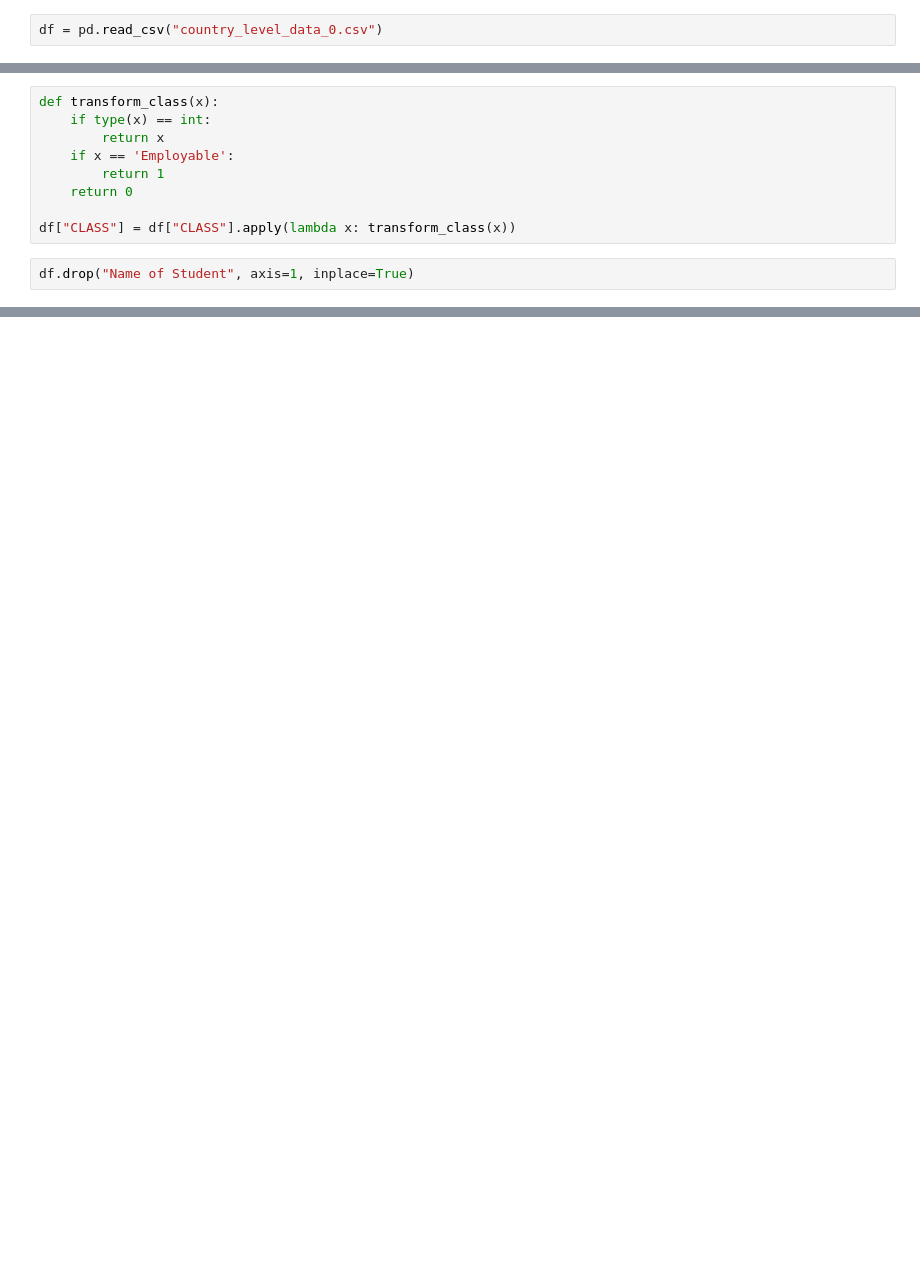
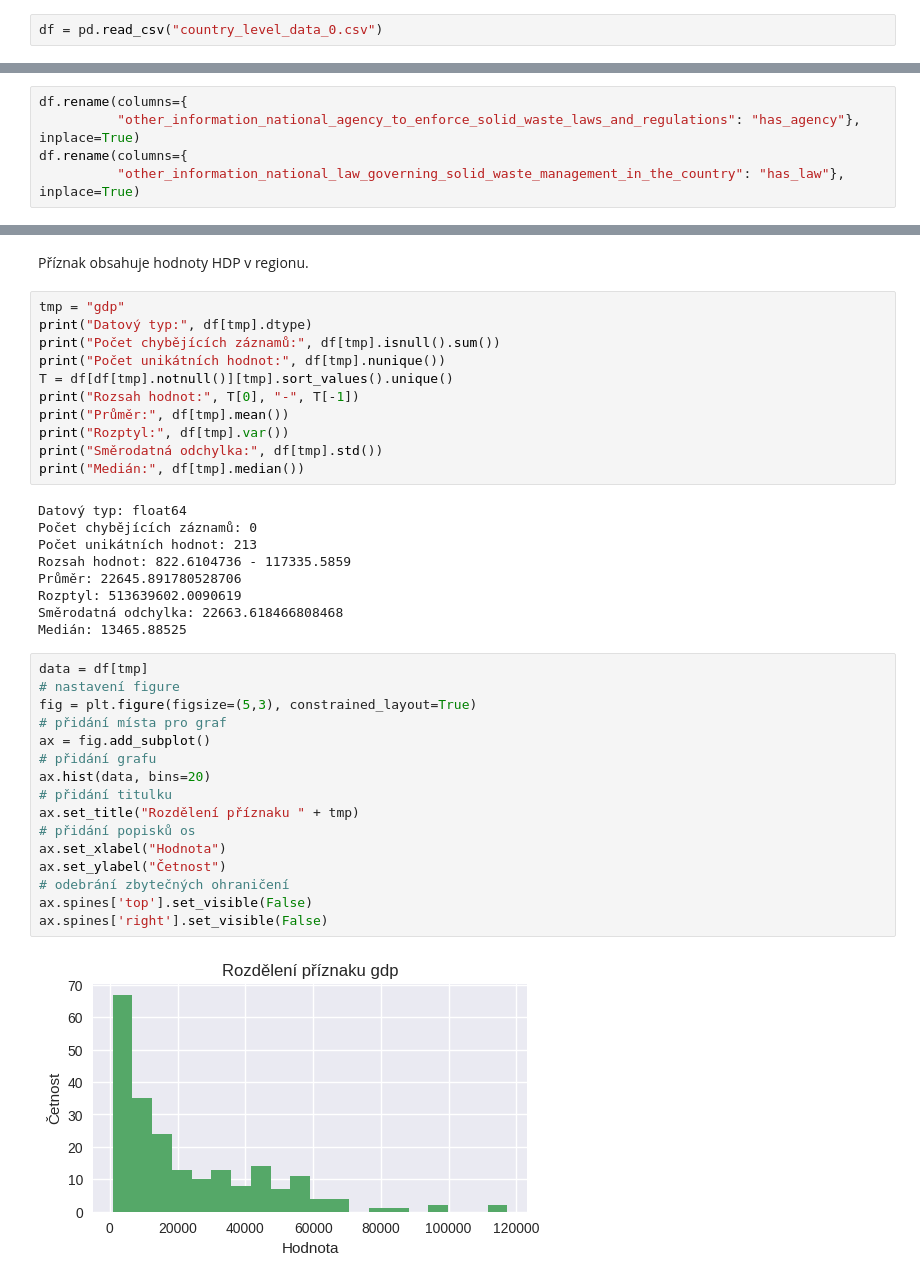
Before and after one commit to tomnovota/Tomnovota, a Jupyter notebook: uni_homeworks/VIZ/homework/03/assignment03.ipynb, the cells around one changed output, grey strips where cells are left out. Saved outputs shown, nothing was run; the diff lists cells and outputs as text; blank space fills up the shorter version.

```diff
--- a/uni_homeworks/VIZ/homework/03/assignment03.ipynb
+++ b/uni_homeworks/VIZ/homework/03/assignment03.ipynb
@@ -118,11 +158,0 @@ memory usage: 25.6+ KB
-# %%
-def transform_class(x):
-    if type(x) == int:
-        return x
-    if x == 'Employable':
-        return 1
-    return 0
-
-df["CLASS"] = df["CLASS"].apply(lambda x: transform_class(x))
-# %%
-df.drop("Name of Student", axis=1, inplace=True)
@@ -146,0 +166,5 @@ df.drop("Name of Student", axis=1, inplace=True)
+# %%
+df.rename(columns={
+          "other_information_national_agency_to_enforce_solid_waste_laws_and_regulations": "has_agency"}, inplace=True)
+df.rename(columns={
+          "other_information_national_law_governing_solid_waste_management_in_the_country": "has_law"}, inplace=True)
@@ -146,0 +175,40 @@ df.drop("Name of Student", axis=1, inplace=True)
+# %% [markdown]
+Příznak obsahuje hodnoty HDP v regionu.
+# %%
+tmp = "gdp"
+print("Datový typ:", df[tmp].dtype)
+print("Počet chybějících záznamů:", df[tmp].isnull().sum())
+print("Počet unikátních hodnot:", df[tmp].nunique())
+T = df[df[tmp].notnull()][tmp].sort_values().unique()
+print("Rozsah hodnot:", T[0], "-", T[-1])
+print("Průměr:", df[tmp].mean())
+print("Rozptyl:", df[tmp].var())
+print("Směrodatná odchylka:", df[tmp].std())
+print("Medián:", df[tmp].median())
+# %% [output]
+Datový typ: float64
+Počet chybějících záznamů: 0
+Počet unikátních hodnot: 213
+Rozsah hodnot: 822.6104736 - 117335.5859
+Průměr: 22645.891780528706
+Rozptyl: 513639602.0090619
+Směrodatná odchylka: 22663.618466808468
+Medián: 13465.88525
+# %%
+data = df[tmp]
+# nastavení figure
+fig = plt.figure(figsize=(5,3), constrained_layout=True)
+# přidání místa pro graf
+ax = fig.add_subplot()
+# přidání grafu
+ax.hist(data, bins=20)
+# přidání titulku
+ax.set_title("Rozdělení příznaku " + tmp)
+# přidání popisků os
+ax.set_xlabel("Hodnota")
+ax.set_ylabel("Četnost")
+# odebrání zbytečných ohraničení
+ax.spines['top'].set_visible(False)
+ax.spines['right'].set_visible(False)
+# %% [output]
+[figure, added]
```
Also changed, not shown: parts of 181 cells of this notebook.
